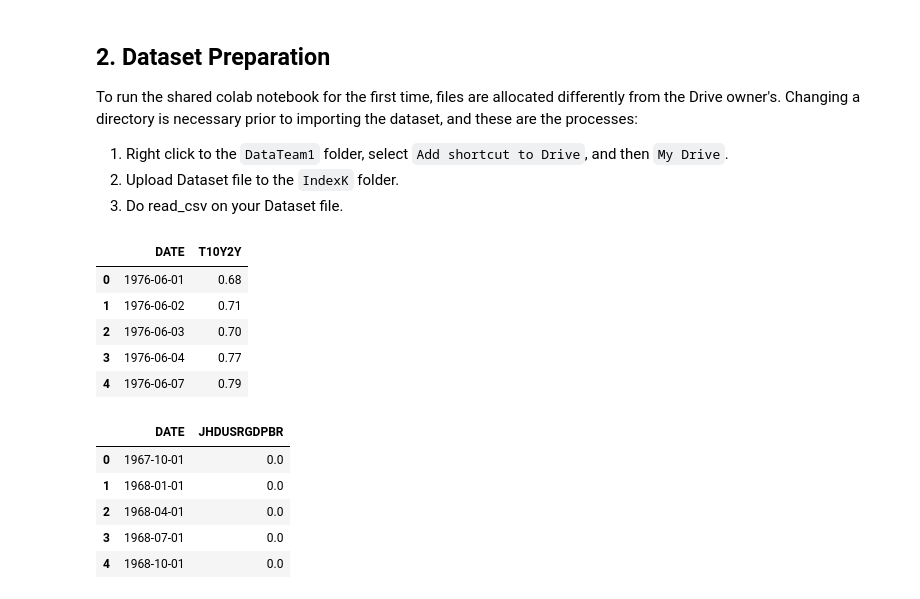
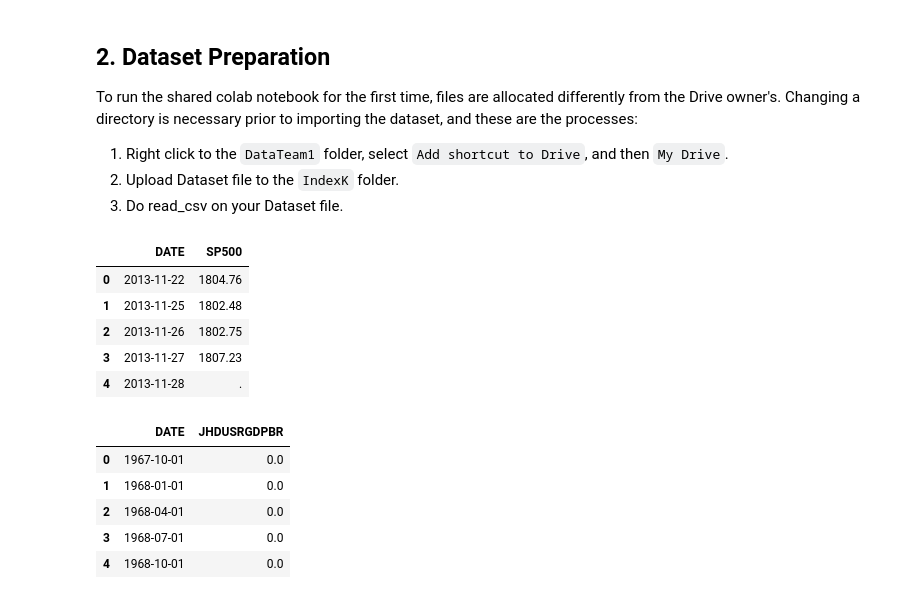
Before and after one commit to YoongsompornT/RecessionPrediction, a Jupyter notebook: Models/Threshold/Index8-RecesPredict.ipynb, the cells around one changed output. Cells and saved outputs as stored; diff of their text form; code cells hidden in the pictures.

```diff
--- a/Models/Threshold/Index8-RecesPredict.ipynb
+++ b/Models/Threshold/Index8-RecesPredict.ipynb
@@ -22,15 +22,15 @@ To run the shared colab notebook for the first time, files are allocated differe
 2. Upload Dataset file to the `IndexK` folder.
 3. Do read_csv on your Dataset file.
 # %%
-import_df = pd.read_csv('../../Datasets/T10Y2Y.csv') #Dataset file
+import_df = pd.read_csv('../../Datasets/SP500.csv') #Dataset file
 import_df.head(5)
 # %% [output]
-|  | DATE | T10Y2Y |
-| 0 | 1976-06-01 | 0.68 |
-| 1 | 1976-06-02 | 0.71 |
-| 2 | 1976-06-03 | 0.70 |
-| 3 | 1976-06-04 | 0.77 |
-| 4 | 1976-06-07 | 0.79 |
+|  | DATE | SP500 |
+| 0 | 2013-11-22 | 1804.76 |
+| 1 | 2013-11-25 | 1802.48 |
+| 2 | 2013-11-26 | 1802.75 |
+| 3 | 2013-11-27 | 1807.23 |
+| 4 | 2013-11-28 | . |
 # %%
 recession = pd.read_csv('../../Datasets/Recession.csv')
 recession.head(5)
```
Also changed, not shown: parts of 8 cells of this notebook, 11 other files.
